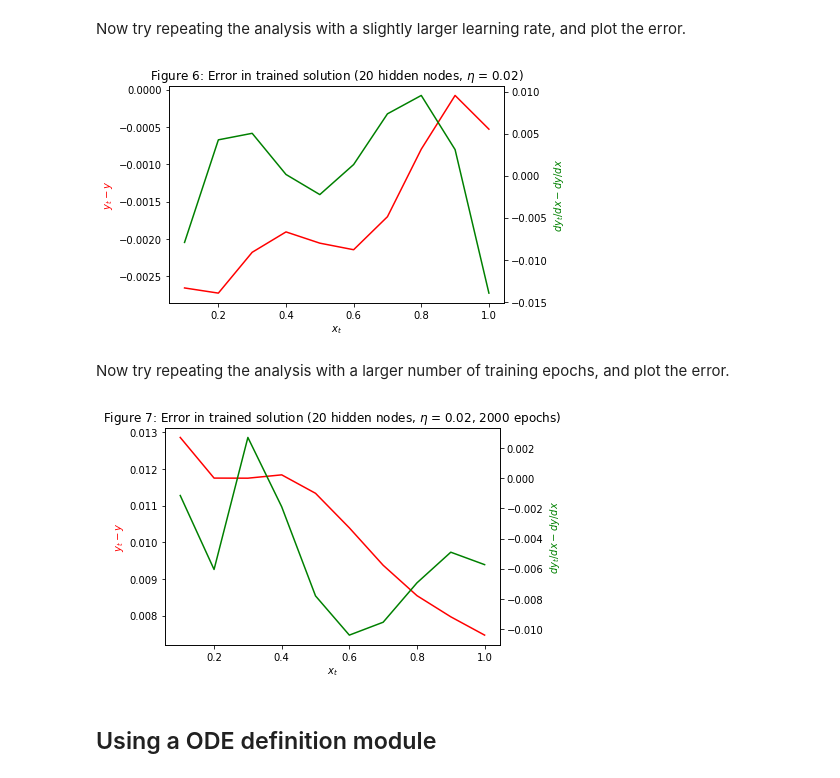
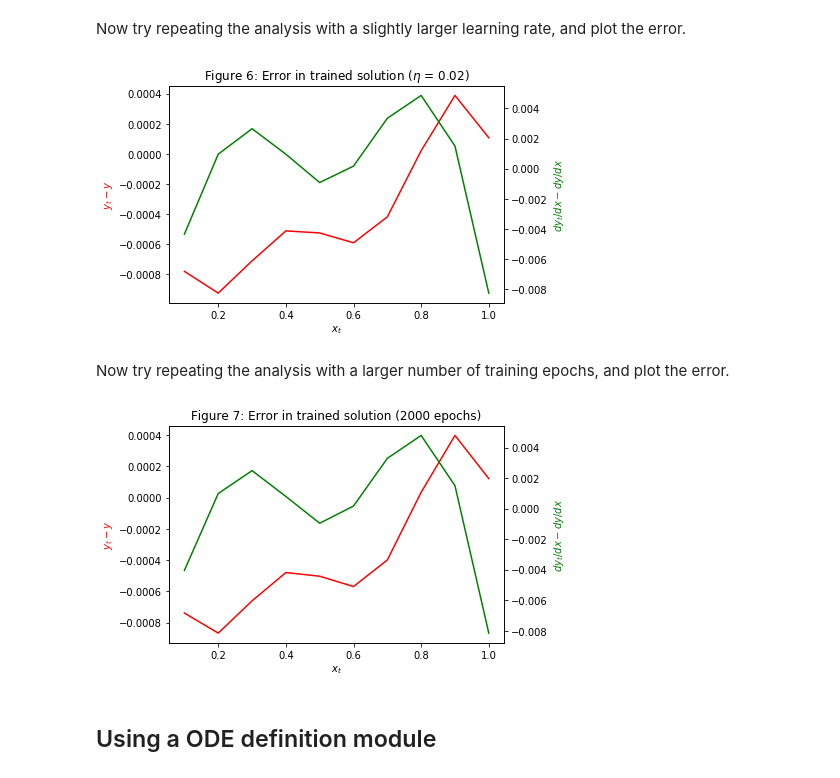
Before and after one commit to elwinter/nnode, a Jupyter notebook: nnode1.ipynb, the cells around one changed output. Saved outputs shown, nothing was run; the diff lists cells and outputs as text; code cells hidden in the pictures.

```diff
--- a/nnode1.ipynb
+++ b/nnode1.ipynb
@@ -404,7 +408,8 @@ plt.title("Figure 5: Error in trained solution (20 hidden nodes)");
 # %% [markdown]
 Now try repeating the analysis with a slightly larger learning rate, and plot the error.
 # %%
-(yt, dyt_dx) = nnode1(xt, F, dF_dy, d2F_dy2, A, nhid = 20, eta = 0.02)
+np.random.seed(0)
+(yt, dyt_dx) = nnode1(xt, F, dF_dy, d2F_dy2, A, eta = 0.02)
 y = np.zeros(nt)
 dy_dx = np.zeros(nt)
 for i in range(nt):
@@ -417,28 +422,29 @@ ax1.set_ylabel('$y_t - y$', color = 'r')
 ax2 = ax1.twinx()
 ax2.plot(xt, dyt_dx - dy_dx, color = 'g')
 ax2.set_ylabel('$dy_t/dx - dy/dx$', color = 'g');
-plt.title("Figure 6: Error in trained solution (20 hidden nodes, $\eta$ = 0.02)");
+plt.title("Figure 6: Error in trained solution ($\eta$ = 0.02)");
 # %% [output]
-[figure, old version]
+[figure, new version]
 # %% [markdown]
 Now try repeating the analysis with a larger number of training epochs, and plot the error.
 # %%
-(yt, dyt_dx) = nnode1(xt, F, dF_dy, d2F_dy2, A, nhid = 20, eta = 0.02, maxepochs = 2000)
+np.random.seed(0)
+(yt, dyt_dx) = nnode1(xt, F, dF_dy, d2F_dy2, A, maxepochs = 2000)
 y = np.zeros(nt)
 dy_dx = np.zeros(nt)
 for i in range(nt):
     y[i] = ya(xt[i])
     dy_dx[i] = dya_dx(xt[i])
 (fig, ax1) = plt.subplots()
 ax1.plot(xt, yt - y, color = 'r')
 ax1.set_xlabel('$x_t$')
 ax1.set_ylabel('$y_t - y$', color = 'r')
 ax2 = ax1.twinx()
 ax2.plot(xt, dyt_dx - dy_dx, color = 'g')
 ax2.set_ylabel('$dy_t/dx - dy/dx$', color = 'g');
-plt.title("Figure 7: Error in trained solution (20 hidden nodes, $\eta$ = 0.02, 2000 epochs)");
+plt.title("Figure 7: Error in trained solution (2000 epochs)");
 # %% [output]
-[figure, old version]
+[figure, new version]
 # %% [markdown]
 ## Using a ODE definition module
 # %% [markdown]
```
Also changed, not shown: parts of 13 cells of this notebook, 29 other files.
